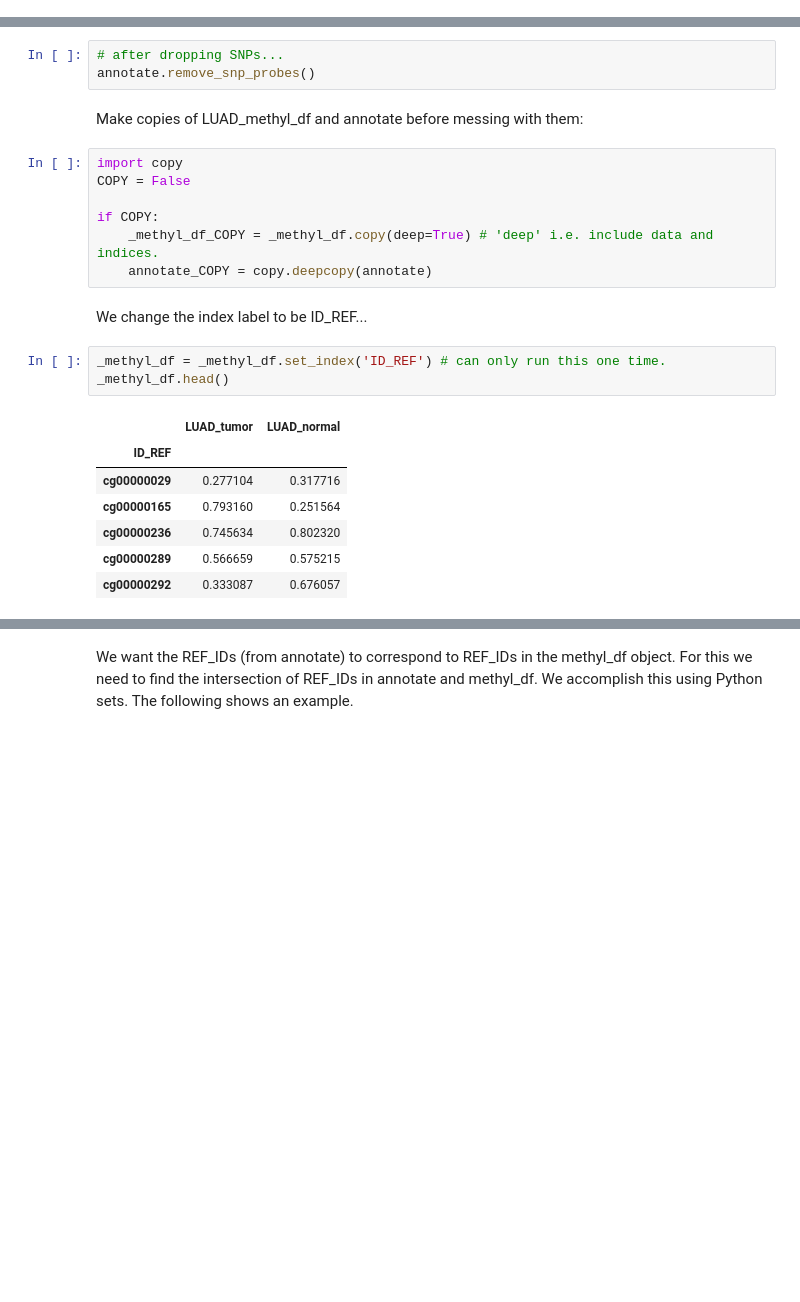
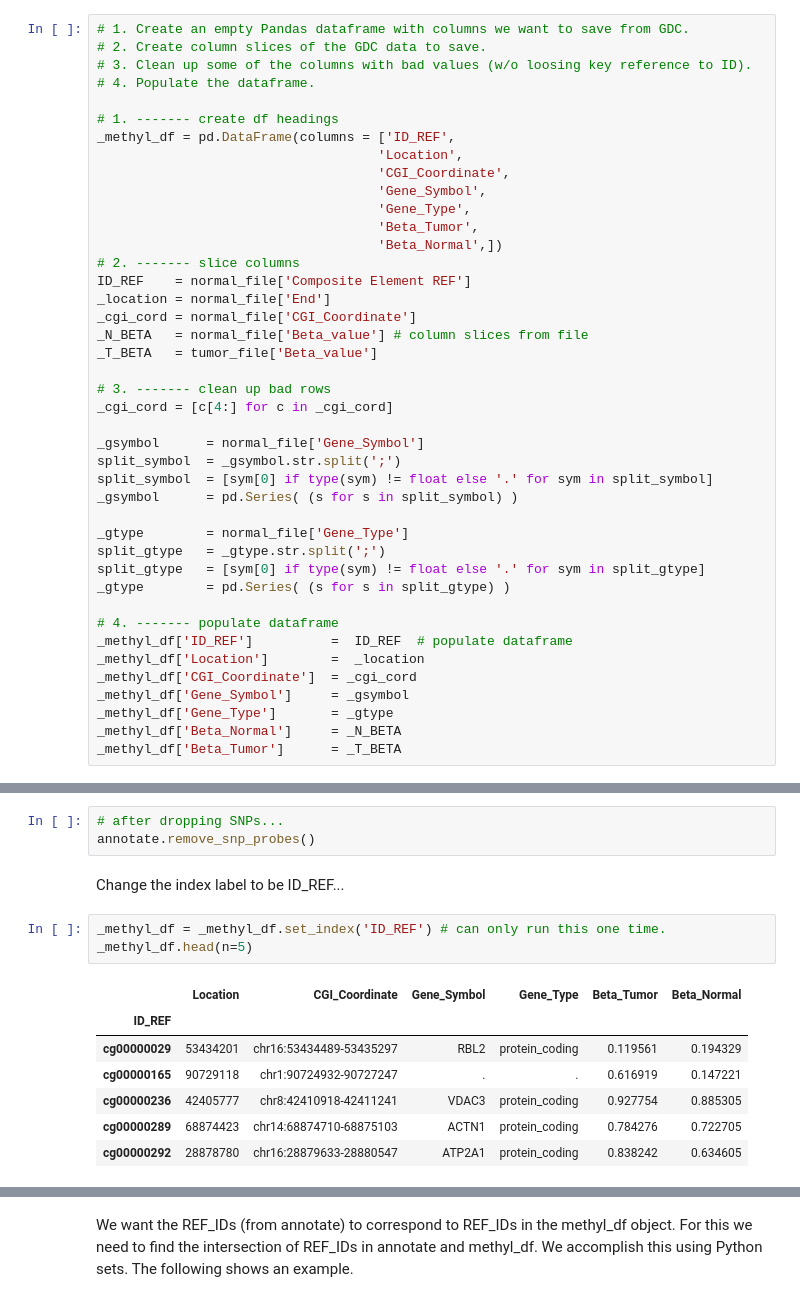
Before and after one commit to atallah-lab/methylation, a Jupyter notebook: python/notebooks/clean_and_process_jhu_data.ipynb, the cells around one changed output, grey strips where cells are left out. Saved outputs shown, nothing was run; the diff lists cells and outputs as text; blank space fills up the shorter version.

```diff
--- a/python/notebooks/clean_and_process_jhu_data.ipynb
+++ b/python/notebooks/clean_and_process_jhu_data.ipynb
@@ -104,0 +83,42 @@ Initially, the methyl dataframe has 485k rows. We drop those that contain missin
+# %%
+# 1. Create an empty Pandas dataframe with columns we want to save from GDC.
+# 2. Create column slices of the GDC data to save.
+# 3. Clean up some of the columns with bad values (w/o loosing key reference to ID).
+# 4. Populate the dataframe.
+
+# 1. ------- create df headings
+_methyl_df = pd.DataFrame(columns = ['ID_REF',
+                                    'Location',
+                                    'CGI_Coordinate',
+                                    'Gene_Symbol',
+                                    'Gene_Type',
+                                    'Beta_Tumor',
+                                    'Beta_Normal',])
+# 2. ------- slice columns
+ID_REF    = normal_file['Composite Element REF']
+_location = normal_file['End']
+_cgi_cord = normal_file['CGI_Coordinate']
+_N_BETA   = normal_file['Beta_value'] # column slices from file
+_T_BETA   = tumor_file['Beta_value']
+
+# 3. ------- clean up bad rows
+_cgi_cord = [c[4:] for c in _cgi_cord]
+
+_gsymbol      = normal_file['Gene_Symbol']
+split_symbol  = _gsymbol.str.split(';')
+split_symbol  = [sym[0] if type(sym) != float else '.' for sym in split_symbol]
+_gsymbol      = pd.Series( (s for s in split_symbol) )
+
+_gtype        = normal_file['Gene_Type']
+split_gtype   = _gtype.str.split(';')
+split_gtype   = [sym[0] if type(sym) != float else '.' for sym in split_gtype]
+_gtype        = pd.Series( (s for s in split_gtype) )
+
+# 4. ------- populate dataframe
+_methyl_df['ID_REF']          =  ID_REF  # populate dataframe
+_methyl_df['Location']        =  _location
+_methyl_df['CGI_Coordinate']  = _cgi_cord
+_methyl_df['Gene_Symbol']     = _gsymbol
+_methyl_df['Gene_Type']       = _gtype
+_methyl_df['Beta_Normal']     = _N_BETA
+_methyl_df['Beta_Tumor']      = _T_BETA
@@ -416,28 +182,19 @@ annotate.get_number()
 # %%
 # after dropping SNPs...
 annotate.remove_snp_probes()
-# %% [markdown]
-Make copies of LUAD_methyl_df and annotate before messing with them:
-# %%
-import copy
-COPY = False
-
-if COPY:
-    _methyl_df_COPY = _methyl_df.copy(deep=True) # 'deep' i.e. include data and indices.
-    annotate_COPY = copy.deepcopy(annotate)
 # %% [markdown]
-We change the index label to be ID_REF...
+Change the index label to be ID_REF...
 # %%
 _methyl_df = _methyl_df.set_index('ID_REF') # can only run this one time.
-_methyl_df.head()
+_methyl_df.head(n=5)
 # %% [output]
-|  | LUAD_tumor | LUAD_normal |
-| ID_REF |  |  |
-| cg00000029 | 0.277104 | 0.317716 |
-| cg00000165 | 0.793160 | 0.251564 |
-| cg00000236 | 0.745634 | 0.802320 |
-| cg00000289 | 0.566659 | 0.575215 |
-| cg00000292 | 0.333087 | 0.676057 |
+|  | Location | CGI_Coordinate | Gene_Symbol | Gene_Type | Beta_Tumor | Beta_Normal |
+| ID_REF |  |  |  |  |  |  |
+| cg00000029 | 53434201 | chr16:53434489-53435297 | RBL2 | protein_coding | 0.119561 | 0.194329 |
+| cg00000165 | 90729118 | chr1:90724932-90727247 | . | . | 0.616919 | 0.147221 |
+| cg00000236 | 42405777 | chr8:42410918-42411241 | VDAC3 | protein_coding | 0.927754 | 0.885305 |
+| cg00000289 | 68874423 | chr14:68874710-68875103 | ACTN1 | protein_coding | 0.784276 | 0.722705 |
+| cg00000292 | 28878780 | chr16:28879633-28880547 | ATP2A1 | protein_coding | 0.838242 | 0.634605 |
 # %%
 # size of LUAD methylation object and annotate object after cleaning...
 len(_methyl_df), annotate.get_number()
```
Also changed, not shown: parts of 43 cells of this notebook, 6 other files.
